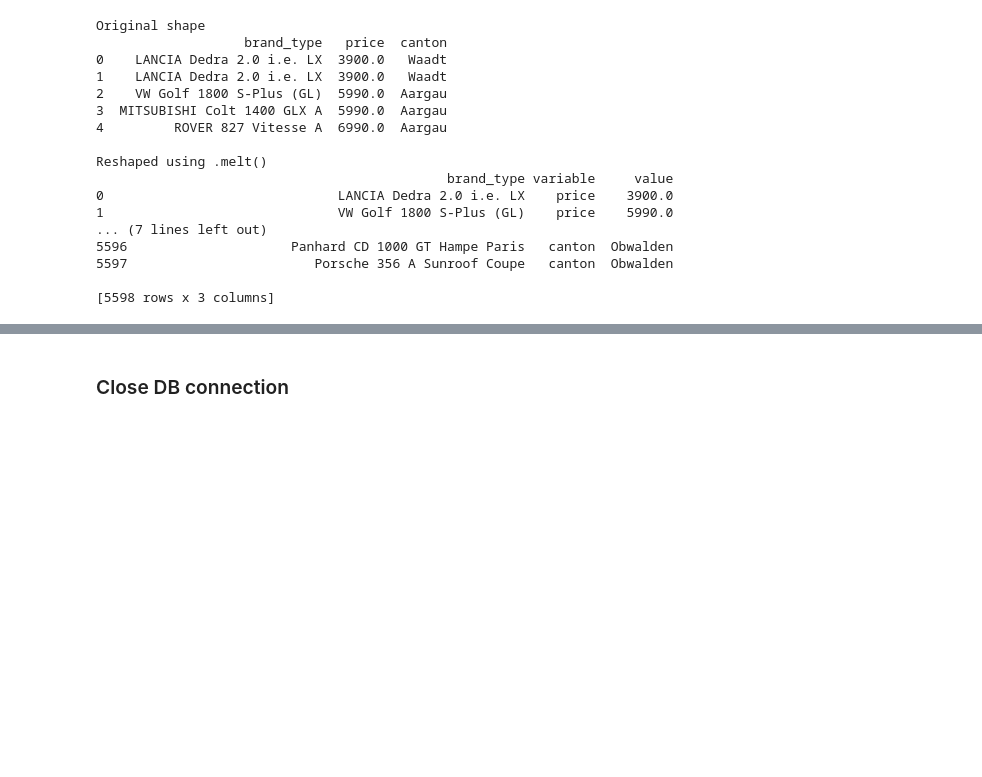
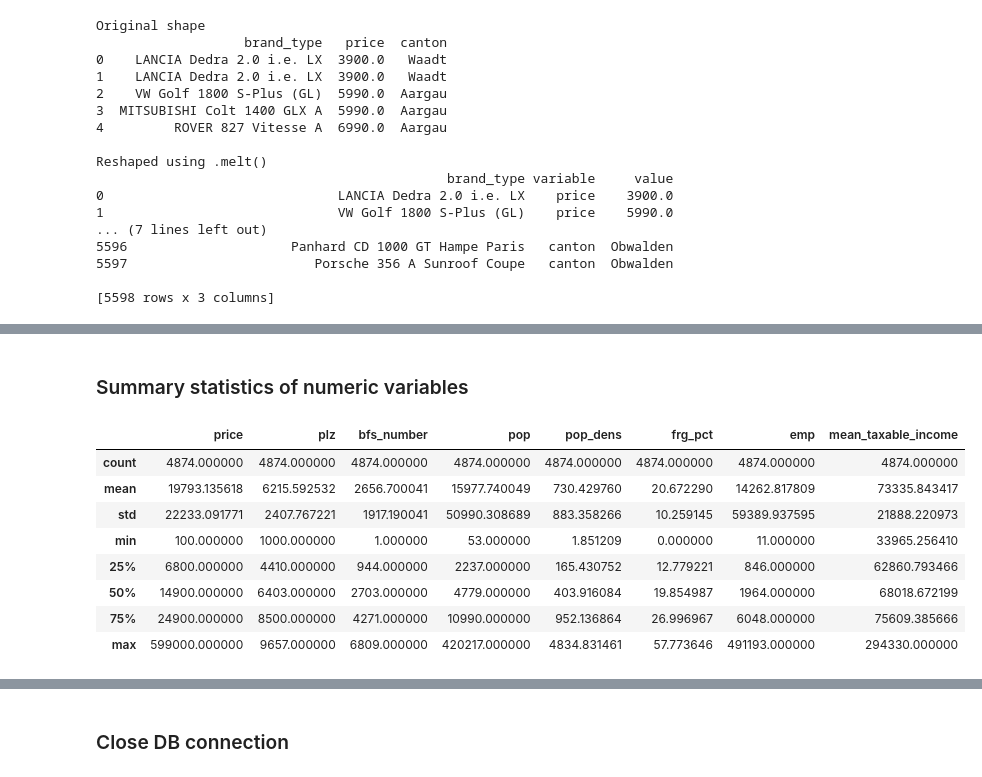
Before and after one commit to Sapdmsql/data_analytics_python_postgres, a Jupyter notebook: jupyter_postgres_db.ipynb, the cells around one changed output, grey strips where cells are left out. Cells and saved outputs as stored; diff of their text form; code cells hidden in the pictures; blank space fills up the shorter version.

```diff
--- a/jupyter_postgres_db.ipynb
+++ b/jupyter_postgres_db.ipynb
@@ -391,0 +489,14 @@ Reshaped using .melt()
+# %% [markdown]
+### Summary statistics of numeric variables
+# %%
+df_filtered.describe()
+# %% [output]
+|  | price | plz | bfs_number | pop | pop_dens | frg_pct | emp | mean_taxable_income |
+| count | 4874.000000 | 4874.000000 | 4874.000000 | 4874.000000 | 4874.000000 | 4874.000000 | 4874.000000 | 4874.000000 |
+| mean | 19793.135618 | 6215.592532 | 2656.700041 | 15977.740049 | 730.429760 | 20.672290 | 14262.817809 | 73335.843417 |
+| std | 22233.091771 | 2407.767221 | 1917.190041 | 50990.308689 | 883.358266 | 10.259145 | 59389.937595 | 21888.220973 |
+| min | 100.000000 | 1000.000000 | 1.000000 | 53.000000 | 1.851209 | 0.000000 | 11.000000 | 33965.256410 |
+| 25% | 6800.000000 | 4410.000000 | 944.000000 | 2237.000000 | 165.430752 | 12.779221 | 846.000000 | 62860.793466 |
+| 50% | 14900.000000 | 6403.000000 | 2703.000000 | 4779.000000 | 403.916084 | 19.854987 | 1964.000000 | 68018.672199 |
+| 75% | 24900.000000 | 8500.000000 | 4271.000000 | 10990.000000 | 952.136864 | 26.996967 | 6048.000000 | 75609.385666 |
+| max | 599000.000000 | 9657.000000 | 6809.000000 | 420217.000000 | 4834.831461 | 57.773646 | 491193.000000 | 294330.000000 |
```
Also changed, not shown: parts of 33 cells of this notebook.
